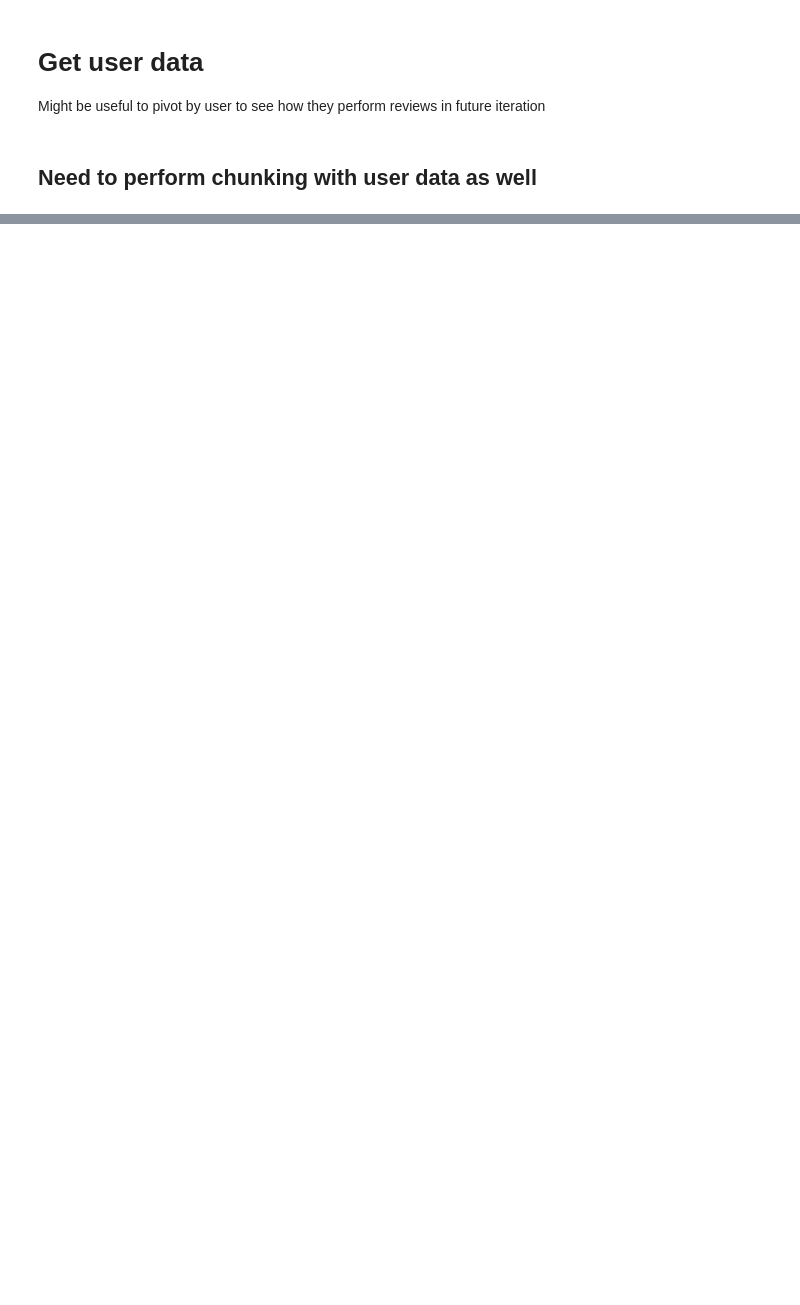
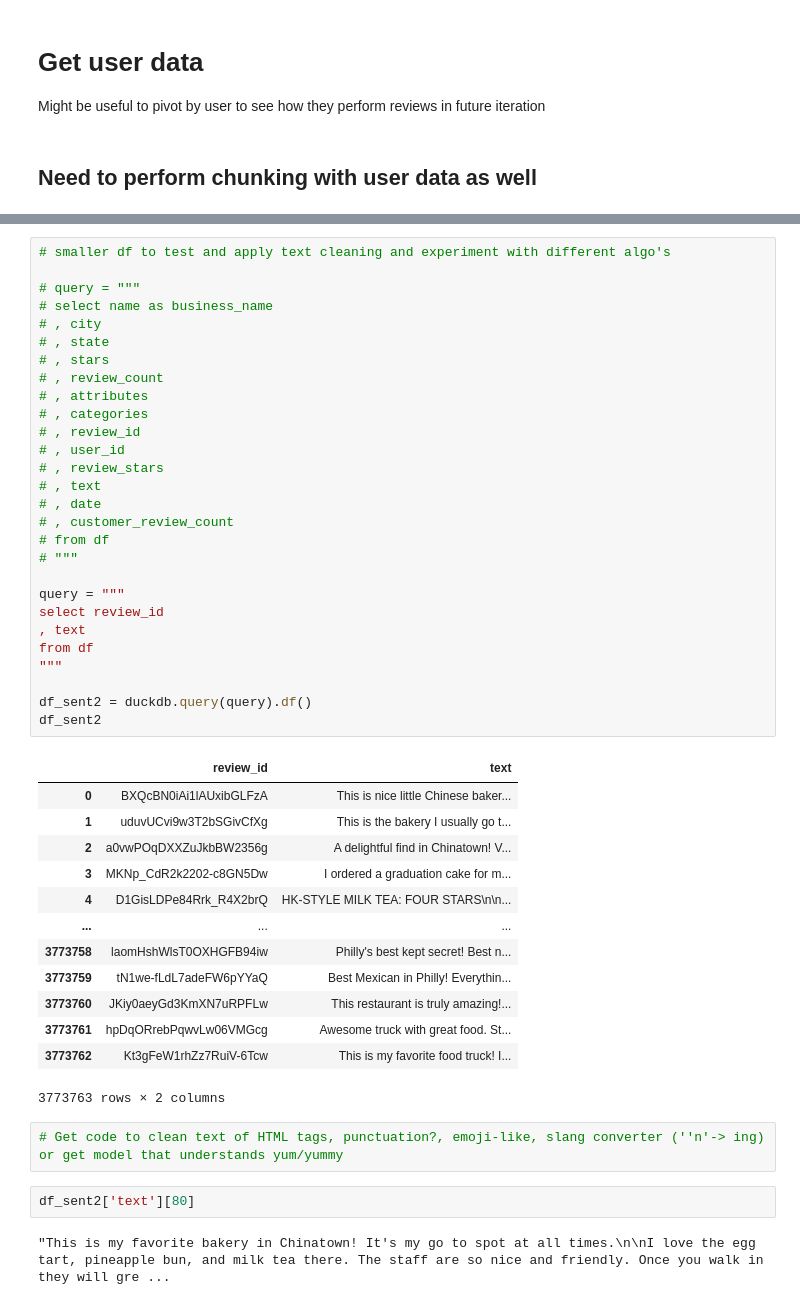
Before and after one commit to mindyng/2024-Business-Projects, a Jupyter notebook: yelp-reviews-advanced-reviews-analysis.ipynb, the cells around one changed output, grey strips where cells are left out. Saved outputs shown, nothing was run; the diff lists cells and outputs as text; blank space fills up the shorter version.

```diff
--- a/yelp-reviews-advanced-reviews-analysis.ipynb
+++ b/yelp-reviews-advanced-reviews-analysis.ipynb
@@ -226,0 +251,48 @@ df.to_csv('yelp_final.csv')
+# %%
+# smaller df to test and apply text cleaning and experiment with different algo's
+
+# query = """
+# select name as business_name
+# , city
+# , state
+# , stars
+# , review_count
+# , attributes
+# , categories
+# , review_id
+# , user_id
+# , review_stars
+# , text
+# , date
+# , customer_review_count
+# from df
+# """
+
+query = """
+select review_id
+, text
+from df
+"""
+
+df_sent2 = duckdb.query(query).df()
+df_sent2
+# %% [output]
+|  | review_id | text |
+| 0 | BXQcBN0iAi1lAUxibGLFzA | This is nice little Chinese baker... |
+| 1 | uduvUCvi9w3T2bSGivCfXg | This is the bakery I usually go t... |
+| 2 | a0vwPOqDXXZuJkbBW2356g | A delightful find in Chinatown! V... |
+| 3 | MKNp_CdR2k2202-c8GN5Dw | I ordered a graduation cake for m... |
+| 4 | D1GisLDPe84Rrk_R4X2brQ | HK-STYLE MILK TEA: FOUR STARS\n\n... |
+| ... | ... | ... |
+| 3773758 | laomHshWlsT0OXHGFB94iw | Philly's best kept secret! Best n... |
+| 3773759 | tN1we-fLdL7adeFW6pYYaQ | Best Mexican in Philly! Everythin... |
+| 3773760 | JKiy0aeyGd3KmXN7uRPFLw | This restaurant is truly amazing!... |
+| 3773761 | hpDqORrebPqwvLw06VMGcg | Awesome truck with great food. St... |
+| 3773762 | Kt3gFeW1rhZz7RuiV-6Tcw | This is my favorite food truck! I... |
+3773763 rows × 2 columns
+# %%
+# Get code to clean text of HTML tags, punctuation?, emoji-like, slang converter (''n'-> ing) or get model that understands yum/yummy
+# %%
+df_sent2['text'][80]
+# %% [output]
+"This is my favorite bakery in Chinatown! It's my go to spot at all times.\n\nI love the egg tart, pineapple bun, and milk tea there. The staff are so nice and friendly. Once you walk in they will gre ...
```
Also changed, not shown: parts of 10 cells of this notebook.
